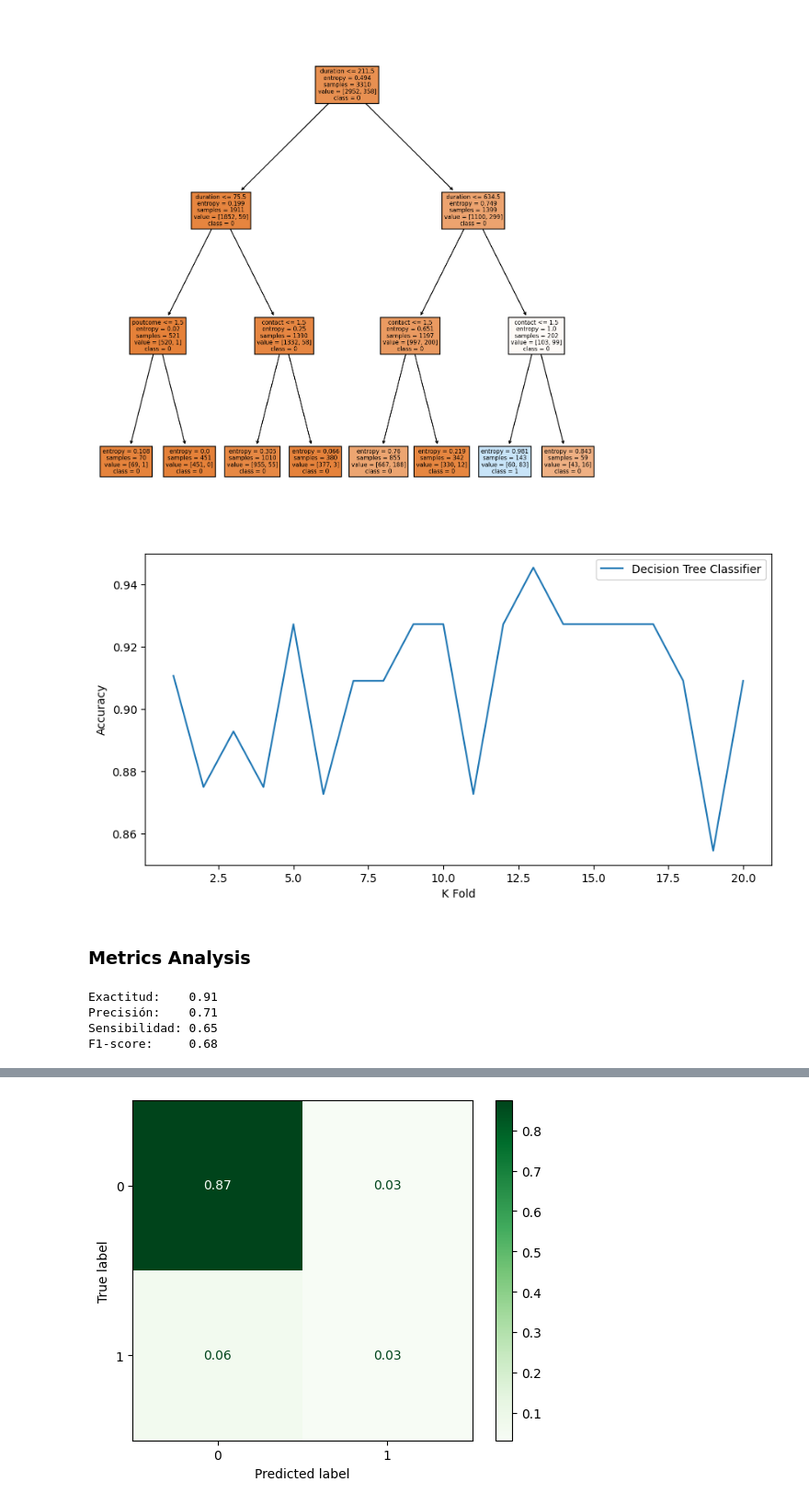
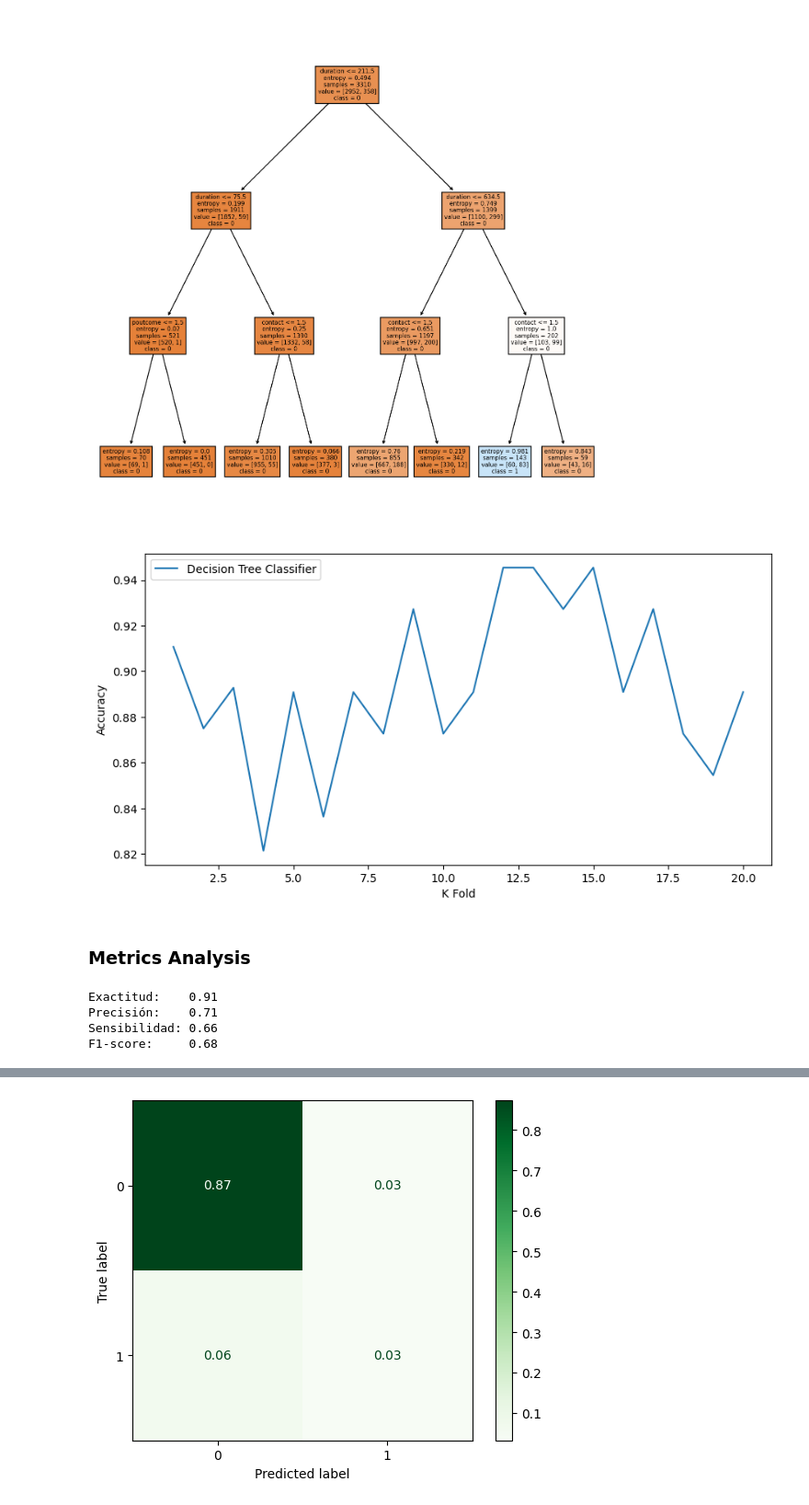
Before and after one commit to ptoledoc7/Prueba, a Jupyter notebook: Trabajo_final.ipynb, the cells around one changed output, grey strips where cells are left out. Shown at 92% size. Saved outputs shown, nothing was run; the diff lists cells and outputs as text; code cells hidden in the pictures.

```diff
--- a/Trabajo_final.ipynb
+++ b/Trabajo_final.ipynb
@@ -763,9 +760,9 @@ y_test:  (1104,)
 ### Model Tuning
 # %%
 datos_grid = {'criterion': ['gini', 'entropy'],
-              'max_depth': [None, 4, 5, 6, 7, 8, 9, 10, 20],
+              'max_depth': [None, 4, 5, 6, 7, 8, 9, 10],
               'class_weight': [None, 'balanced'],
-              'random_state': [24]}
+              'random_state': [30]}
 # %%
 grid_dtc = GridSearchCV(DecisionTreeClassifier(), datos_grid, cv=10)
 grid_dtc.fit(X_train, y_train)
@@ -849,17 +846,17 @@ tree.plot_tree(dtc_feat,
  Text(0.9375, 0.125, 'entropy = 0.843\nsamples = 59\nvalue = [43, 16]\nclass = 0')]
 [figure]
 # %%
-results = cross_val_score(dtc_model, X_test, y_test, cv=20) # en este grafico el modelo nos muestra la estabilidad con un valor de menos el 8%
+results_dtc = cross_val_score(dtc_model, X_test, y_test, cv=20) # en este grafico el modelo nos muestra la estabilidad con un valor de menos del 12%
 
 plt.figure(figsize=(10, 5))
-plt.plot(range(1, 21), results, label='Decision Tree Classifier')
+plt.plot(range(1, 21), results_dtc, label='Decision Tree Classifier')
 
 plt.xlabel('K Fold')
 plt.ylabel('Accuracy')
 plt.legend()
 plt.show()
 # %% [output]
-[figure, old version]
+[figure, new version]
 # %% [markdown]
 ### Metrics Analysis
 # %%
@@ -872,5 +869,5 @@ print('F1-score:     %.2f' % (f1_score(y_test, y_pred, average='macro')))
 # %% [output]
 Exactitud:    0.91
 Precisión:    0.71
-Sensibilidad: 0.65
+Sensibilidad: 0.66
 F1-score:     0.68
```
Also changed, not shown: parts of 37 cells of this notebook.
